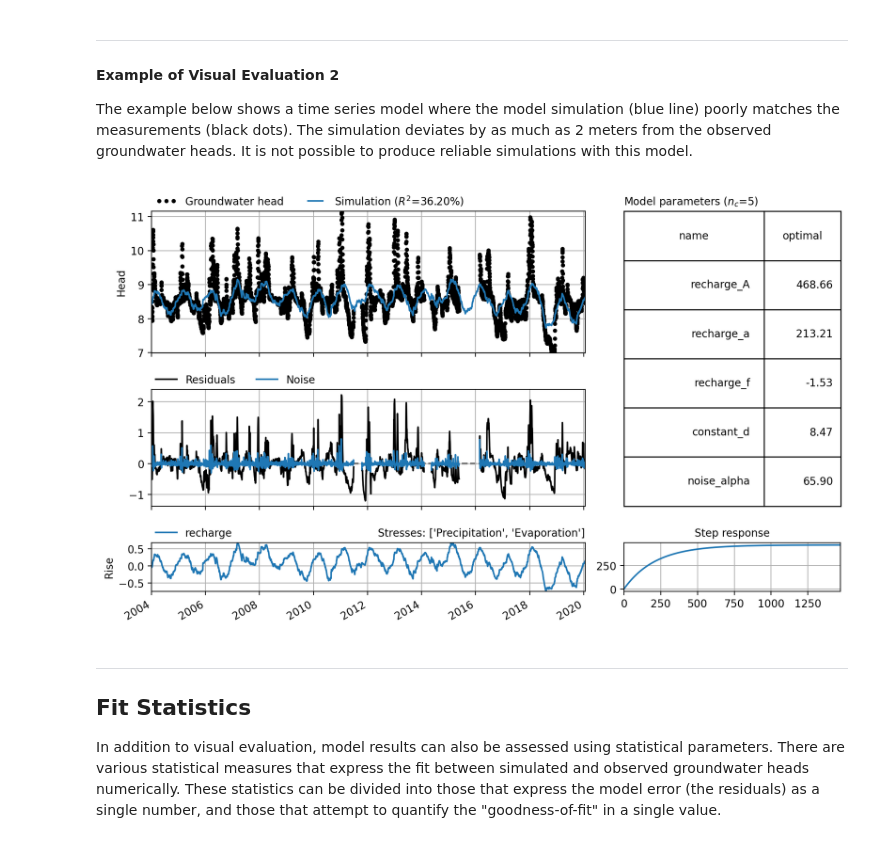
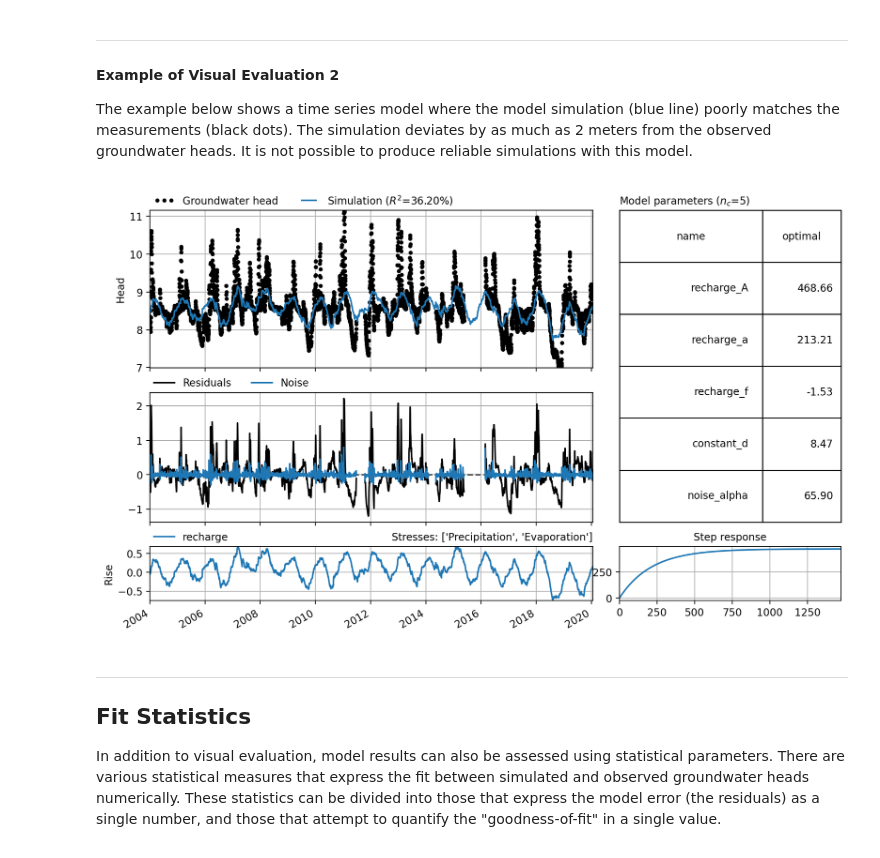
Before and after one commit to pastas/test-examples, a Jupyter notebook: Handbook/assessment/assessment.ipynb, the cells around one changed output. Saved outputs shown, nothing was run; the diff lists cells and outputs as text; code cells hidden in the pictures.

```diff
--- a/Handbook/assessment/assessment.ipynb
+++ b/Handbook/assessment/assessment.ipynb
@@ -265,33 +258,31 @@ The example below shows a time series model where the model simulation (blue lin
 # %%
 head2 = pd.read_csv("data/hds_vb_model2.csv", parse_dates=True, index_col=0)
 head2 = head2.iloc[:, 0]
 
 prec2 = pd.read_csv("data/prec_vb_model2.csv", parse_dates=True, index_col=0)
 prec2 = prec2.iloc[:, 0]
 
 evap2 = pd.read_csv("data/evap_vb_model2.csv", parse_dates=True, index_col=0)
 evap2 = evap2.iloc[:, 0]
 
 head2.name = "Groundwater head"
 prec2.name = "Precipitation"
 evap2.name = "Evaporation"
 
 ml_visual2 = ps.Model(head2, name="Head")
 rm2 = ps.RechargeModel(
     prec2, evap2, recharge=ps.rch.Linear(), rfunc=ps.Exponential(), name="recharge"
 )
 ml_visual2.add_stressmodel(rm2)
 ml_visual2.add_noisemodel(ps.ArNoiseModel())
 
 # optimaliseer model
 ml_visual2.solve(tmin="2004", report=False, fit_constant=True)
 
 
-axes = ml_visual2.plots.results(figsize=(10, 6), adjust_height=True)
-
-axes[0].get_figure().tight_layout()
+axes = ml_visual2.plots.results(figsize=(10, 6), adjust_height=True, layout="tight")
 # %% [output]
-[figure, old version]
+[figure, new version]
 # %% [markdown]
 <hr>
 
```
Also changed, not shown: parts of 17 cells of this notebook, 4 other files.
